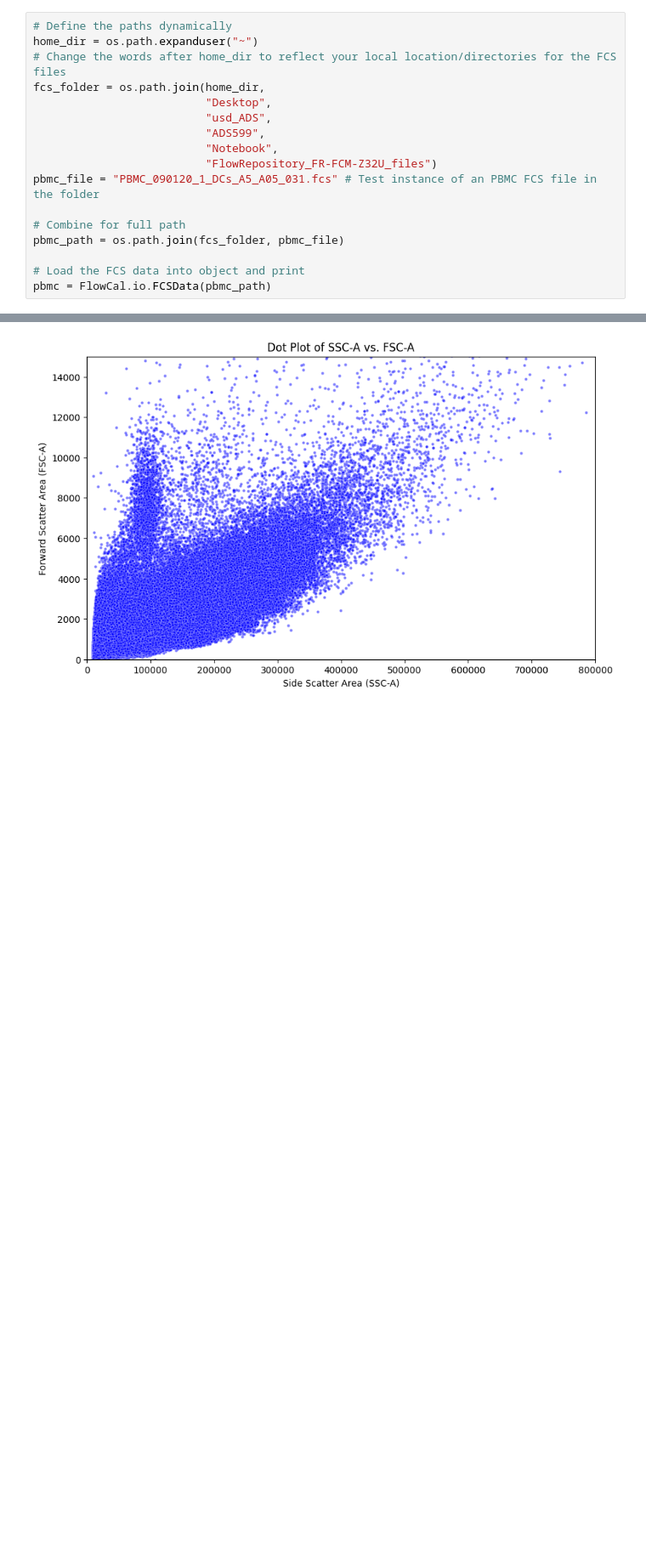
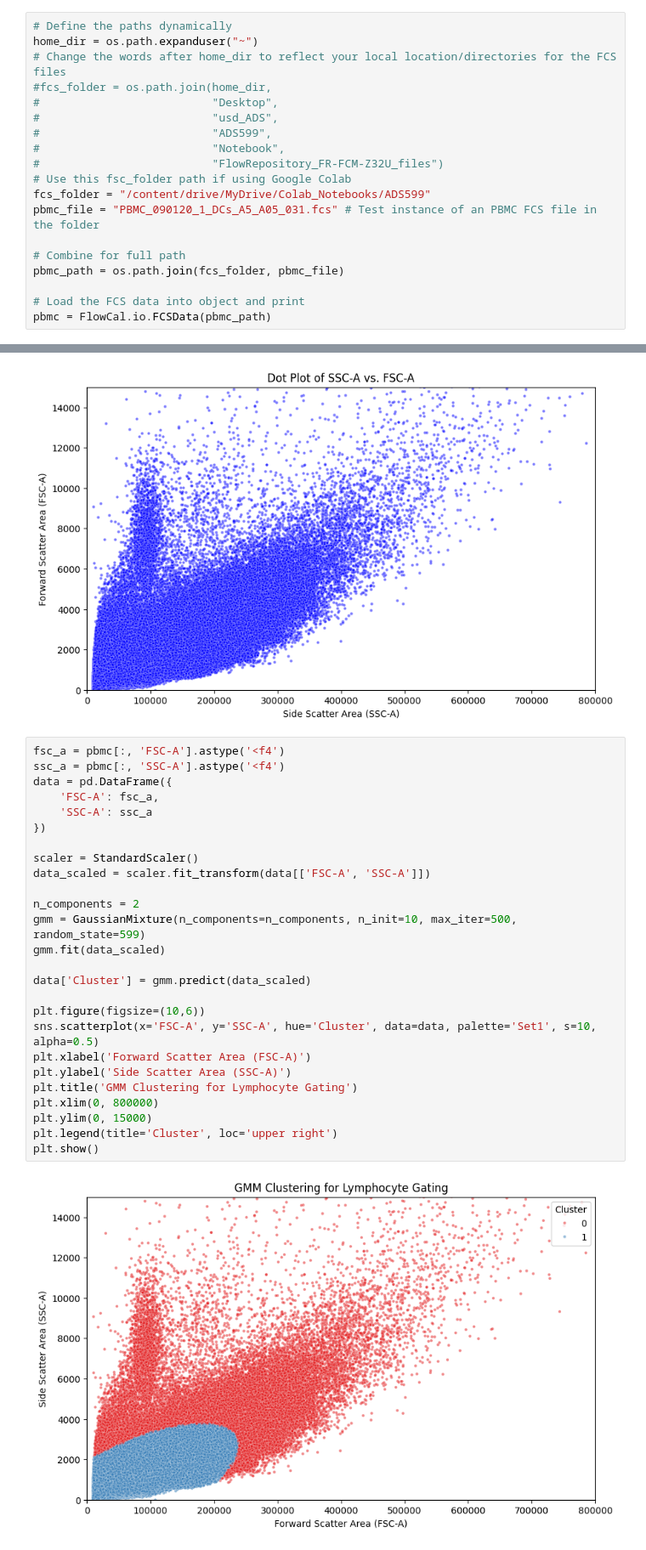
Before and after one commit to vanguardfox/ADS599, a Jupyter notebook: ADS599.ipynb, the cells around one changed output, grey strips where cells are left out. Shown: that part at 85% size. Cells and saved outputs as stored; diff of their text form; blank space fills up the shorter version.

Commit message:
GMM Gating for Lymphocytes

```diff
--- a/ADS599.ipynb
+++ b/ADS599.ipynb
@@ -128,12 +159,14 @@ plt.show()
 # Define the paths dynamically
 home_dir = os.path.expanduser("~")
 # Change the words after home_dir to reflect your local location/directories for the FCS files
-fcs_folder = os.path.join(home_dir,
-                          "Desktop",
-                          "usd_ADS",
-                          "ADS599",
-                          "Notebook",
-                          "FlowRepository_FR-FCM-Z32U_files")
+#fcs_folder = os.path.join(home_dir,
+#                          "Desktop",
+#                          "usd_ADS",
+#                          "ADS599",
+#                          "Notebook",
+#                          "FlowRepository_FR-FCM-Z32U_files")
+# Use this fsc_folder path if using Google Colab
+fcs_folder = "/content/drive/MyDrive/Colab_Notebooks/ADS599"
 pbmc_file = "PBMC_090120_1_DCs_A5_A05_031.fcs" # Test instance of an PBMC FCS file in the folder
 
 # Combine for full path
@@ -222,3 +255,31 @@ plt.ylim(0, 15000)
 plt.show()
 # %% [output]
 [figure]
+# %%
+fsc_a = pbmc[:, 'FSC-A'].astype('<f4')
+ssc_a = pbmc[:, 'SSC-A'].astype('<f4')
+data = pd.DataFrame({
+    'FSC-A': fsc_a,
+    'SSC-A': ssc_a
+})
+
+scaler = StandardScaler()
+data_scaled = scaler.fit_transform(data[['FSC-A', 'SSC-A']])
+
+n_components = 2
+gmm = GaussianMixture(n_components=n_components, n_init=10, max_iter=500, random_state=599)
+gmm.fit(data_scaled)
+
+data['Cluster'] = gmm.predict(data_scaled)
+
+plt.figure(figsize=(10,6))
+sns.scatterplot(x='FSC-A', y='SSC-A', hue='Cluster', data=data, palette='Set1', s=10, alpha=0.5)
+plt.xlabel('Forward Scatter Area (FSC-A)')
+plt.ylabel('Side Scatter Area (SSC-A)')
+plt.title('GMM Clustering for Lymphocyte Gating')
+plt.xlim(0, 800000)
+plt.ylim(0, 15000)
+plt.legend(title='Cluster', loc='upper right')
+plt.show()
+# %% [output]
+[figure, added]
```
Also changed, not shown: parts of 4 cells of this notebook, 1 other file.
